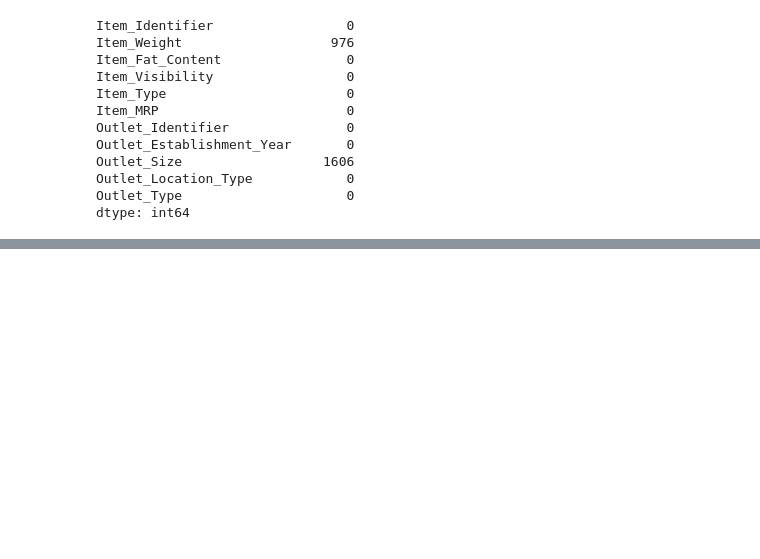
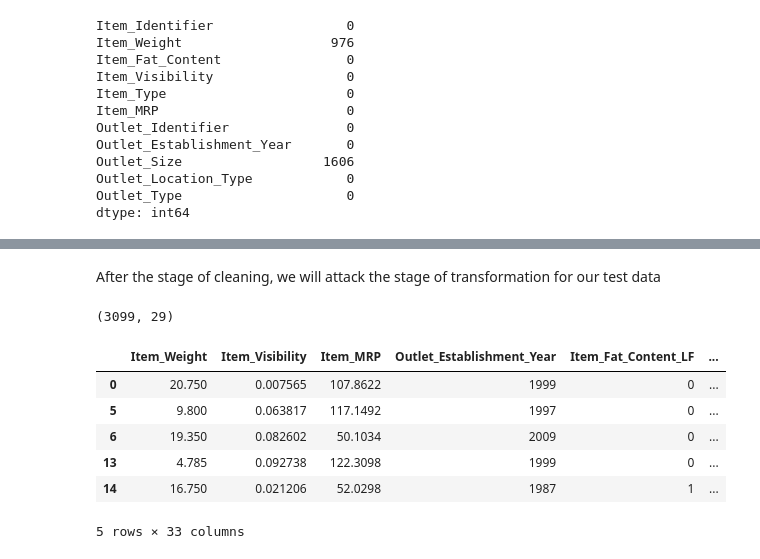
Before and after one commit to lamineniang10/projet, a Jupyter notebook: projet.ipynb, the cells around one changed output, grey strips where cells are left out. Saved outputs shown, nothing was run; the diff lists cells and outputs as text; code cells hidden in the pictures; blank space fills up the shorter version.

```diff
--- a/projet.ipynb
+++ b/projet.ipynb
@@ -394,0 +427,5 @@ memory usage: 290.5+ KB
+# %%
+#drop the duplicated values in the columns who serve identifiants
+df1.drop_duplicates(subset = ['Item_Identifier', 'Outlet_Identifier'], inplace=True)
+#let's check if there is nan values in the the dataframe
+df1.isnull().sum()
@@ -394,0 +445,4 @@ memory usage: 290.5+ KB
+# %%
+#drop the columns which serve identifiants
+df1.drop(columns=['Item_Identifier', 'Outlet_Identifier'], inplace=True)
+df1.info()
@@ -394,0 +466,27 @@ memory usage: 290.5+ KB
+# %% [markdown]
+After the stage of cleaning, we will attack the stage of transformation for our test data
+# %%
+#here, we will encode our categorical variable
+#selecting our categorical variables
+#our categorical variable is Item_Fat_Content, Item_type, Outlet_Size, Outlet_Location_Type, Outlet_Type
+#apply the one-hot encodage
+dummies = ['Item_Fat_Content', 'Item_Type', 'Outlet_Size', 'Outlet_Location_Type', 'Outlet_Type']
+dummies_data = pd.get_dummies(df1[dummies])
+#get the shape of dummies_data
+dummies_data.shape
+# %% [output]
+(3099, 29)
+# %%
+#drop the columns dummies
+new_df1 = df1.drop(dummies, axis=1)
+#join the encodage
+new_df1 = new_df1.join(dummies_data)
+new_df1.head()
+# %% [output]
+|  | Item_Weight | Item_Visibility | Item_MRP | Outlet_Establishment_Year | Item_Fat_Content_LF | ... |
+| 0 | 20.750 | 0.007565 | 107.8622 | 1999 | 0 | ... |
+| 5 | 9.800 | 0.063817 | 117.1492 | 1997 | 0 | ... |
+| 6 | 19.350 | 0.082602 | 50.1034 | 2009 | 0 | ... |
+| 13 | 4.785 | 0.092738 | 122.3098 | 1999 | 0 | ... |
+| 14 | 16.750 | 0.021206 | 52.0298 | 1987 | 1 | ... |
+5 rows × 33 columns
```
Also changed, not shown: parts of 13 cells of this notebook.
